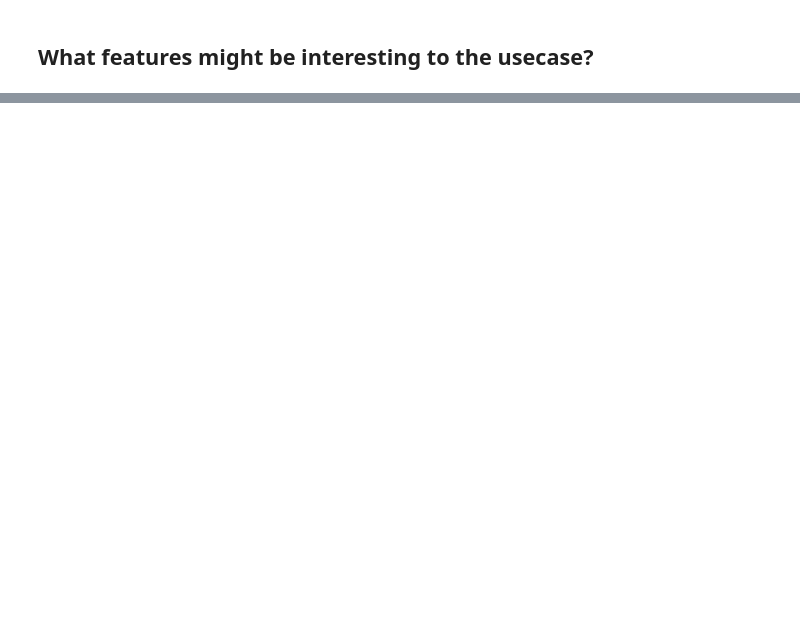
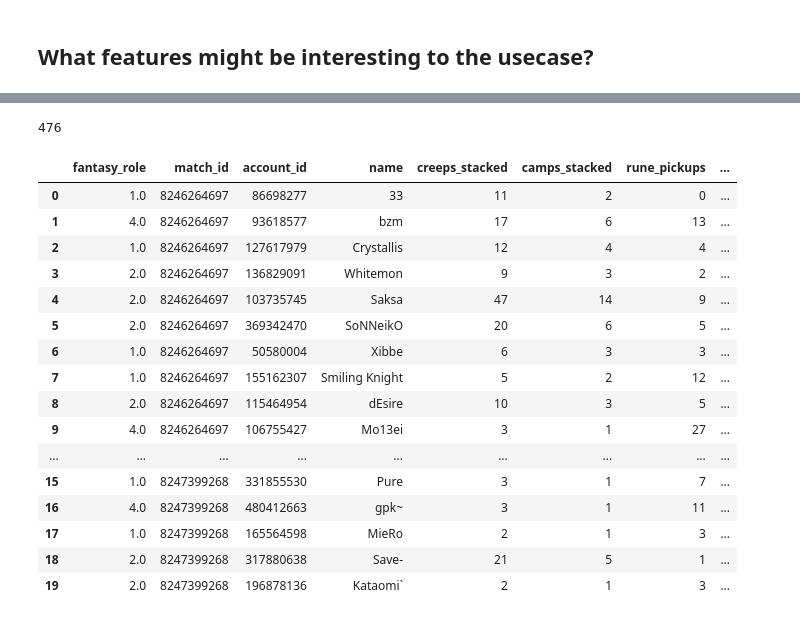
Before and after one commit to Burny101/dota-fantasy, a Jupyter notebook: exploration.ipynb, the cells around one changed output, grey strips where cells are left out. Cells and saved outputs as stored; diff of their text form; code cells hidden in the pictures; blank space fills up the shorter version.

Commit message:
Finish Data Ingestion, Add fantasy calculation

```diff
--- a/exploration.ipynb
+++ b/exploration.ipynb
@@ -157,0 +203,2 @@ What features have no value on the usecase?
+# %%
+pd.set_option('display.max_columns', 150)
@@ -157,0 +320,7 @@ What features have no value on the usecase?
+# %%
+# Load proPlayers.json and create a DataFrame with only account_id and fantasy_role
+with open('data/proPlayers.json', 'r', encoding='utf-8') as f:
+	pro_players_data = json.load(f)
+
+df_pro_players = pd.DataFrame(pro_players_data)[['account_id', 'fantasy_role']]
+df_pro_players.head()
@@ -157,0 +334,6 @@ What features have no value on the usecase?
+# %%
+df_pro_players.shape[0]
+# %% [output]
+476
+# %%
+df_players = df_players.merge(df_pro_players, on='account_id', how='left')
@@ -157,0 +355,49 @@ What features have no value on the usecase?
+# %%
+player_data_filter = [
+    'fantasy_role',
+	'match_id',
+	'account_id',
+    'name',
+	'creeps_stacked',
+	'camps_stacked',
+	'rune_pickups',
+	'firstblood_claimed',
+	'teamfight_participation',
+    'obs_placed',
+	'towers_killed',
+	'roshans_killed',
+	'stuns',
+    'hero_id',
+    'hero_variant',
+	'kills',
+	'deaths',
+    'assists',
+    'last_hits',
+	'denies',
+    'gold_per_min',
+	'xp_per_min',
+    'isRadiant',
+    'duration',
+    'win',
+    'lane_efficiency',
+]
+# %%
+df_players[player_data_filter].head(20)
+# %% [output]
+|  | fantasy_role | match_id | account_id | name | creeps_stacked | camps_stacked | rune_pickups | ... |
+| 0 | 1.0 | 8246264697 | 86698277 | 33 | 11 | 2 | 0 | ... |
+| 1 | 4.0 | 8246264697 | 93618577 | bzm | 17 | 6 | 13 | ... |
+| 2 | 1.0 | 8246264697 | 127617979 | Crystallis | 12 | 4 | 4 | ... |
+| 3 | 2.0 | 8246264697 | 136829091 | Whitemon | 9 | 3 | 2 | ... |
+| 4 | 2.0 | 8246264697 | 103735745 | Saksa | 47 | 14 | 9 | ... |
+| 5 | 2.0 | 8246264697 | 369342470 | SoNNeikO | 20 | 6 | 5 | ... |
+| 6 | 1.0 | 8246264697 | 50580004 | Xibbe | 6 | 3 | 3 | ... |
+| 7 | 1.0 | 8246264697 | 155162307 | Smiling Knight | 5 | 2 | 12 | ... |
+| 8 | 2.0 | 8246264697 | 115464954 | dEsire | 10 | 3 | 5 | ... |
+| 9 | 4.0 | 8246264697 | 106755427 | Mo13ei | 3 | 1 | 27 | ... |
+| ... | ... | ... | ... | ... | ... | ... | ... | ... |
+| 15 | 1.0 | 8247399268 | 331855530 | Pure | 3 | 1 | 7 | ... |
+| 16 | 4.0 | 8247399268 | 480412663 | gpk~ | 3 | 1 | 11 | ... |
+| 17 | 1.0 | 8247399268 | 165564598 | MieRo | 2 | 1 | 3 | ... |
+| 18 | 2.0 | 8247399268 | 317880638 | Save- | 21 | 5 | 1 | ... |
+| 19 | 2.0 | 8247399268 | 196878136 | Kataomi` | 2 | 1 | 3 | ... |
```
Also changed, not shown: parts of 32 cells of this notebook.
